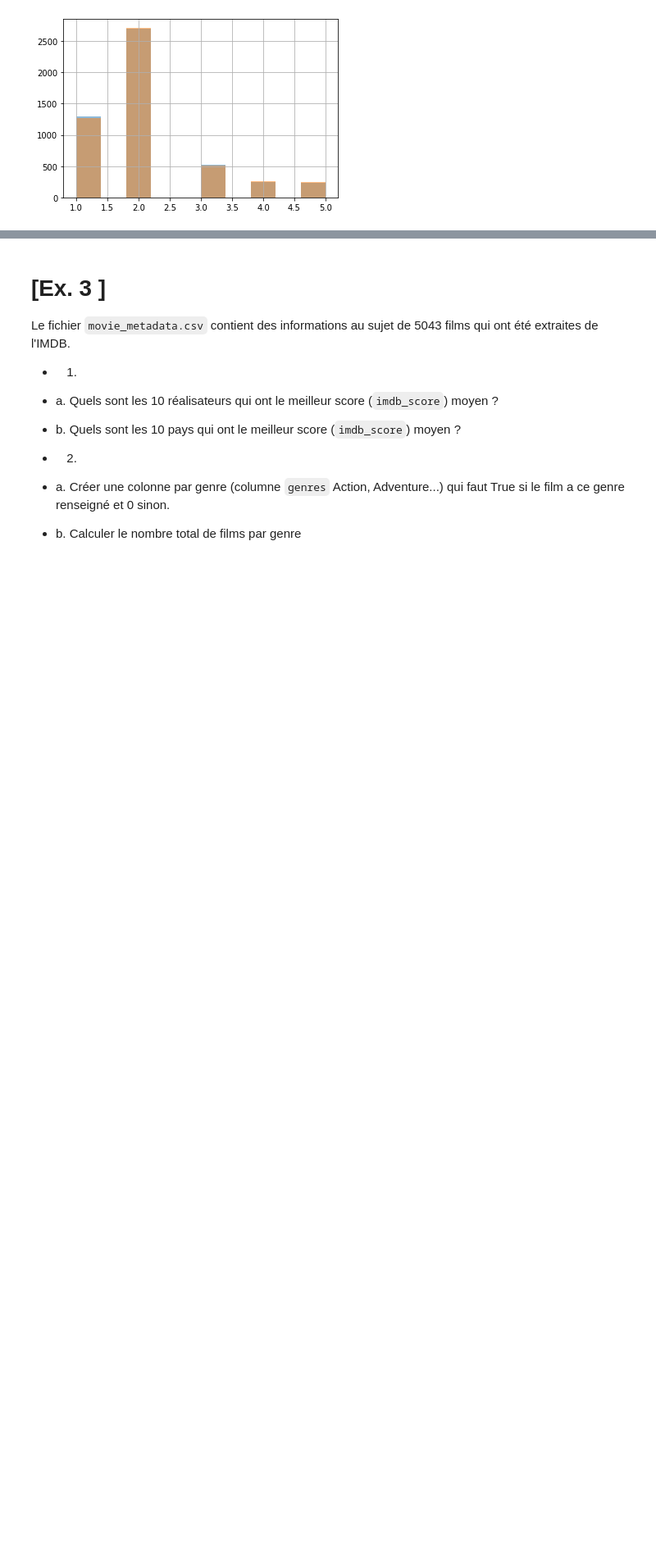
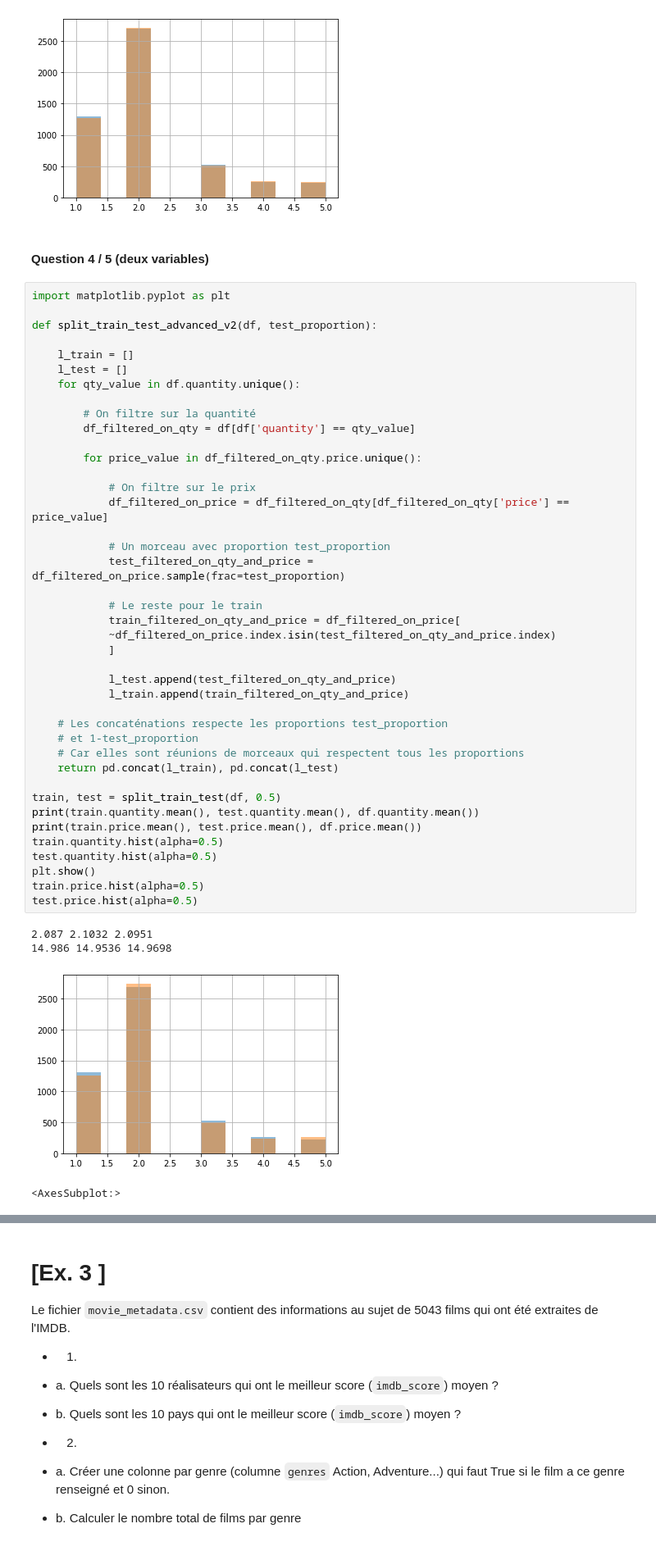
Before and after one commit to Selimmmm/data-science-1-public, a Jupyter notebook: tps/1_b_premier_pas_avec_pandas.ipynb, the cells around one changed output, grey strips where cells are left out. Shown at 82% size. Saved outputs shown, nothing was run; the diff lists cells and outputs as text; blank space fills up the shorter version.

```diff
--- a/tps/1_b_premier_pas_avec_pandas.ipynb
+++ b/tps/1_b_premier_pas_avec_pandas.ipynb
@@ -406,3 +406,51 @@ test.quantity.hist(alpha=0.5)
 # %% [output]
 <AxesSubplot:>
 [figure]
+# %% [markdown]
+#### Question 4 / 5 (deux variables)
+# %%
+import matplotlib.pyplot as plt
+
+def split_train_test_advanced_v2(df, test_proportion):
+
+    l_train = []
+    l_test = []
+    for qty_value in df.quantity.unique():
+
+        # On filtre sur la quantité
+        df_filtered_on_qty = df[df['quantity'] == qty_value]
+
+        for price_value in df_filtered_on_qty.price.unique():
+
+            # On filtre sur le prix
+            df_filtered_on_price = df_filtered_on_qty[df_filtered_on_qty['price'] == price_value]
+
+            # Un morceau avec proportion test_proportion
+            test_filtered_on_qty_and_price = df_filtered_on_price.sample(frac=test_proportion)
+
+            # Le reste pour le train
+            train_filtered_on_qty_and_price = df_filtered_on_price[
+            ~df_filtered_on_price.index.isin(test_filtered_on_qty_and_price.index)
+            ]
+
+            l_test.append(test_filtered_on_qty_and_price)
+            l_train.append(train_filtered_on_qty_and_price)
+
+    # Les concaténations respecte les proportions test_proportion
+    # et 1-test_proportion
+    # Car elles sont réunions de morceaux qui respectent tous les proportions
+    return pd.concat(l_train), pd.concat(l_test)
+
+train, test = split_train_test(df, 0.5)
+print(train.quantity.mean(), test.quantity.mean(), df.quantity.mean())
+print(train.price.mean(), test.price.mean(), df.price.mean())
+train.quantity.hist(alpha=0.5)
+test.quantity.hist(alpha=0.5)
+plt.show()
+train.price.hist(alpha=0.5)
+test.price.hist(alpha=0.5)
+# %% [output]
+2.087 2.1032 2.0951
+14.986 14.9536 14.9698
+[figure, added]
+<AxesSubplot:>
```
Also changed, not shown: parts of 3 cells of this notebook.
